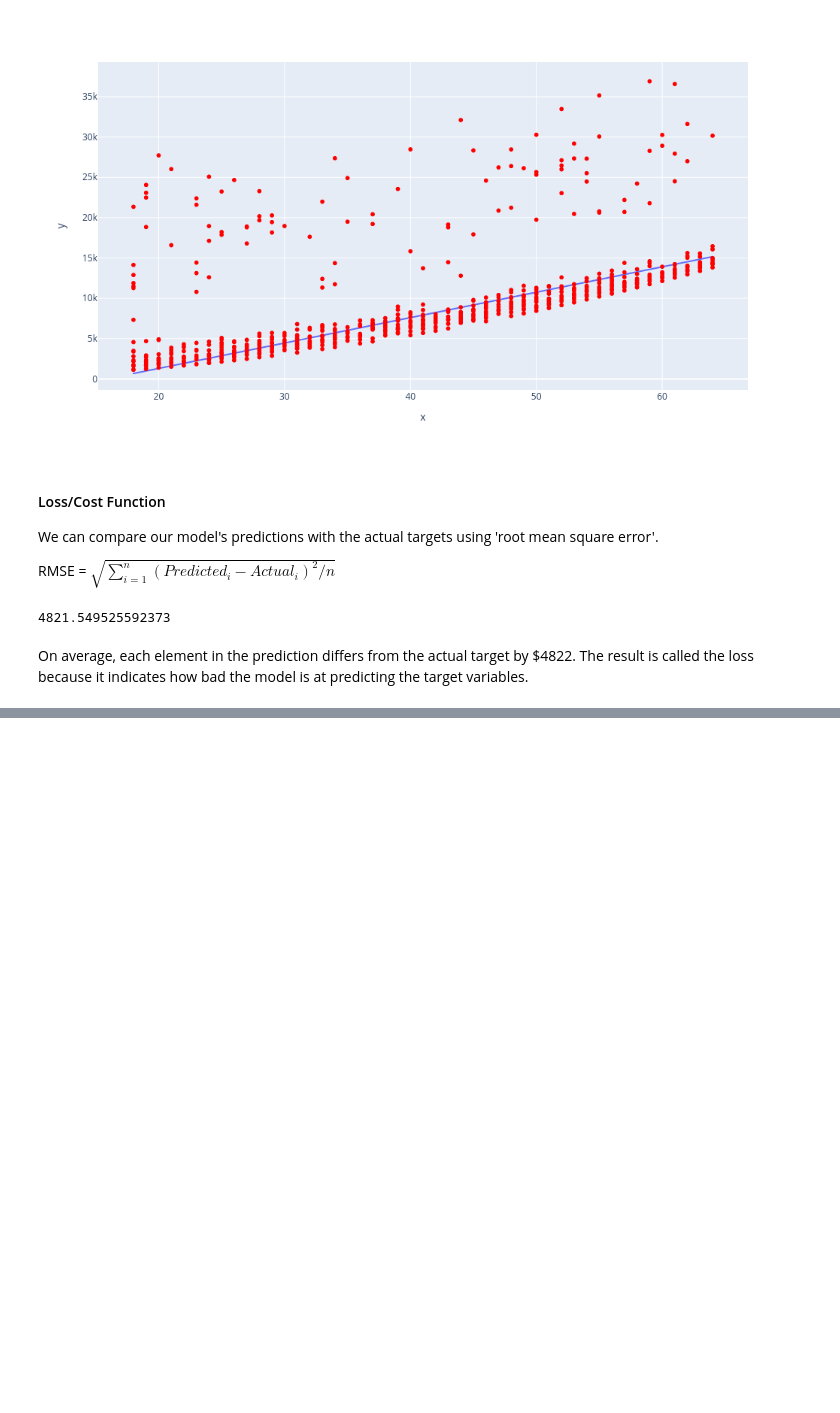
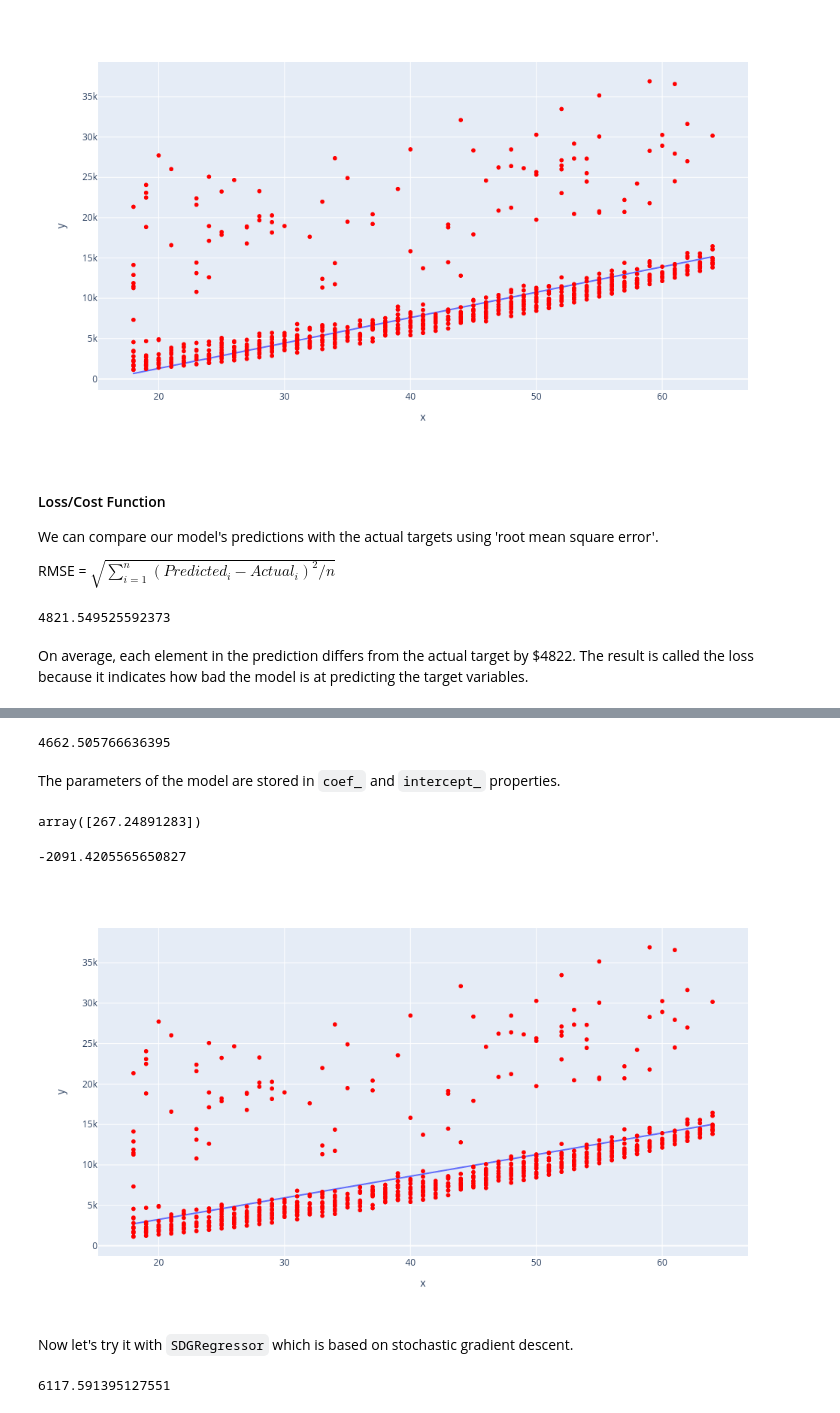
Before and after one commit to hereliesadvaith/Coding-Tutorials, a Jupyter notebook: 01_python/06_libraries/04_scikit_learn/00_linear_regression.ipynb, the cells around one changed output, grey strips where cells are left out. Saved outputs shown, nothing was run; the diff lists cells and outputs as text; code cells hidden in the pictures; blank space fills up the shorter version.

```diff
--- a/01_python/06_libraries/04_scikit_learn/00_linear_regression.ipynb
+++ b/01_python/06_libraries/04_scikit_learn/00_linear_regression.ipynb
@@ -324,0 +335,2 @@ On average, each element in the prediction differs from the actual target by $48
+# %%
+model = LinearRegression()
@@ -324,0 +361,5 @@ On average, each element in the prediction differs from the actual target by $48
+# %%
+inputs = non_smoker_df[['age']]
+targets = non_smoker_df['charges']
+print(inputs.shape)
+print(targets.shape)
@@ -324,0 +369,2 @@ On average, each element in the prediction differs from the actual target by $48
+# %%
+model.fit(inputs, targets)
@@ -324,0 +386,32 @@ On average, each element in the prediction differs from the actual target by $48
+# %%
+# Let's compute the RMSE loss to evaluate the model.
+rmse(targets, predictions)
+# %% [output]
+4662.505766636395
+# %% [markdown]
+The parameters of the model are stored in `coef_` and `intercept_` properties.
+# %%
+# w
+model.coef_
+# %% [output]
+array([267.24891283])
+# %%
+# b
+model.intercept_
+# %% [output]
+-2091.4205565650827
+# %%
+# Let's check it with our try parameters function
+try_parameters(non_smoker_df, model.coef_, model.intercept_)
+# %% [output]
+[figure, added]
+# %% [markdown]
+Now let's try it with `SDGRegressor` which is based on stochastic gradient descent.
+# %%
+from sklearn.linear_model import SGDRegressor
+model = SGDRegressor()
+model.fit(inputs, targets)
+predictions = model.predict(inputs)
+rmse(targets, predictions)
+# %% [output]
+6117.591395127551
```
Also changed, not shown: parts of 46 cells of this notebook.
